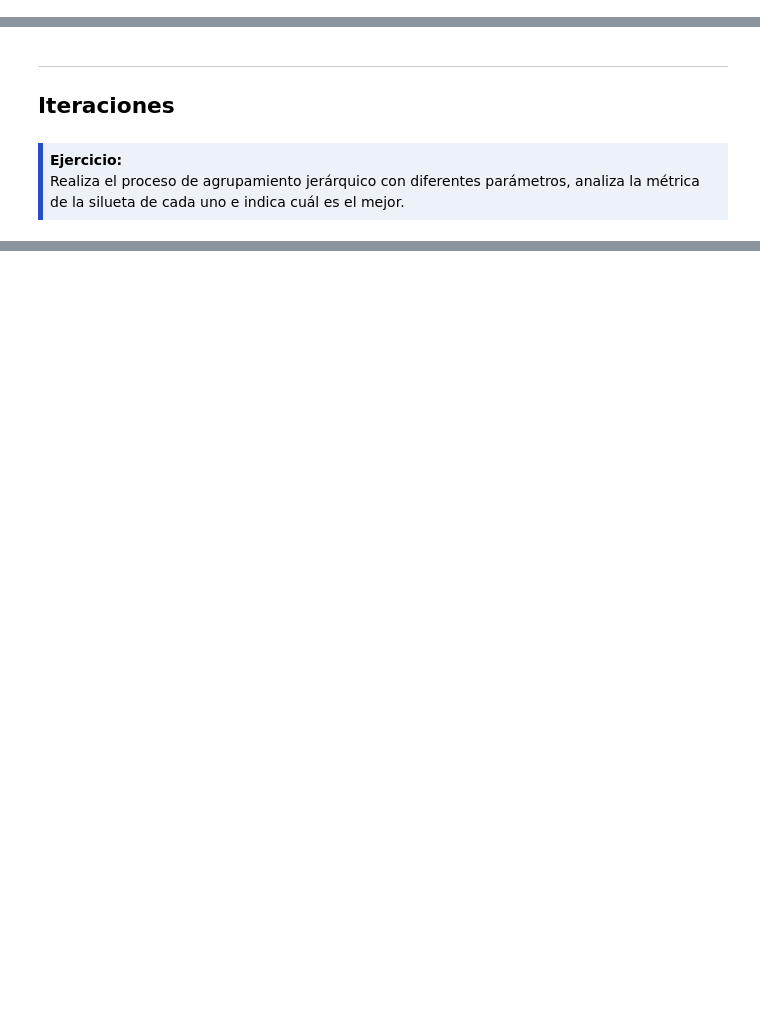
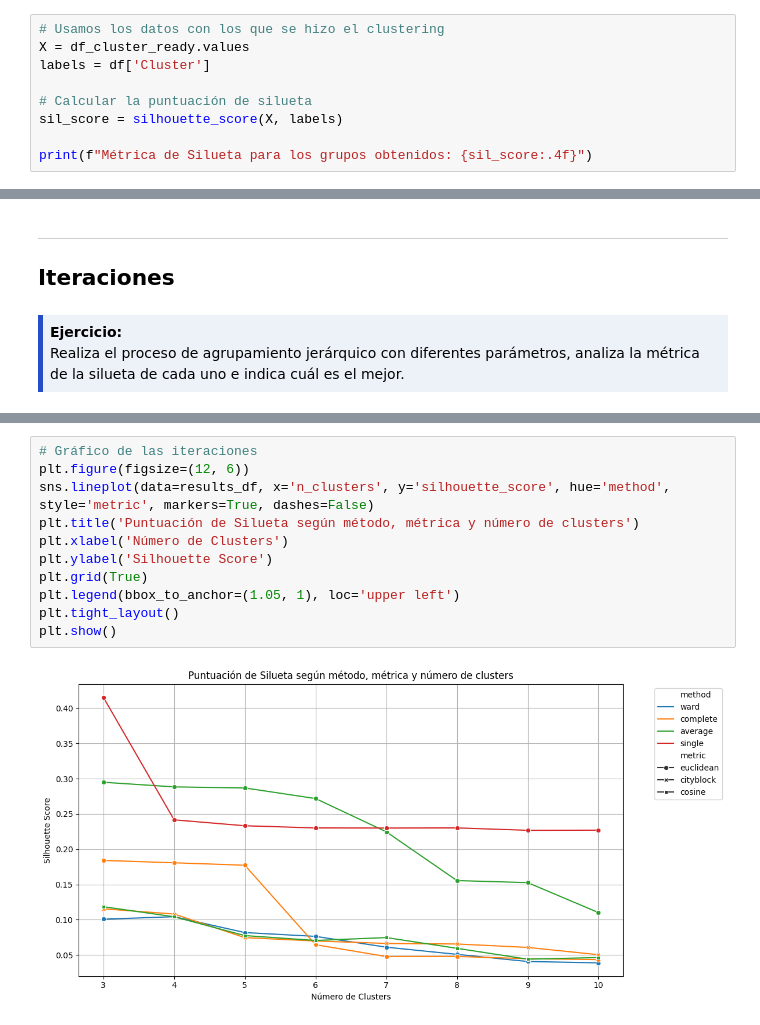
Before and after one commit to niconlvs/ModelosML, a Jupyter notebook: 2-Ejercicios/03-Agrupamiento-Jerarquico.ipynb, the cells around one changed output, grey strips where cells are left out. Saved outputs shown, nothing was run; the diff lists cells and outputs as text; blank space fills up the shorter version.

```diff
--- a/2-Ejercicios/03-Agrupamiento-Jerarquico.ipynb
+++ b/2-Ejercicios/03-Agrupamiento-Jerarquico.ipynb
@@ -308,3 +466,12 @@ for col in cat_cols:
 <strong>Ejercicio:</strong><br>
 Calcula la métrica de la silueta para los grupos obtenidos. ¿Qué tan buenos te parecen los grupos?
 </div>
+# %%
+# Usamos los datos con los que se hizo el clustering
+X = df_cluster_ready.values
+labels = df['Cluster']
+
+# Calcular la puntuación de silueta
+sil_score = silhouette_score(X, labels)
+
+print(f"Métrica de Silueta para los grupos obtenidos: {sil_score:.4f}")
@@ -318,0 +556,13 @@ Calcula la métrica de la silueta para los grupos obtenidos. ¿Qué tan buenos t
+# %%
+# Gráfico de las iteraciones
+plt.figure(figsize=(12, 6))
+sns.lineplot(data=results_df, x='n_clusters', y='silhouette_score', hue='method', style='metric', markers=True, dashes=False)
+plt.title('Puntuación de Silueta según método, métrica y número de clusters')
+plt.xlabel('Número de Clusters')
+plt.ylabel('Silhouette Score')
+plt.grid(True)
+plt.legend(bbox_to_anchor=(1.05, 1), loc='upper left')
+plt.tight_layout()
+plt.show()
+# %% [output]
+[figure, added]
```
Also changed, not shown: parts of 18 cells of this notebook.
